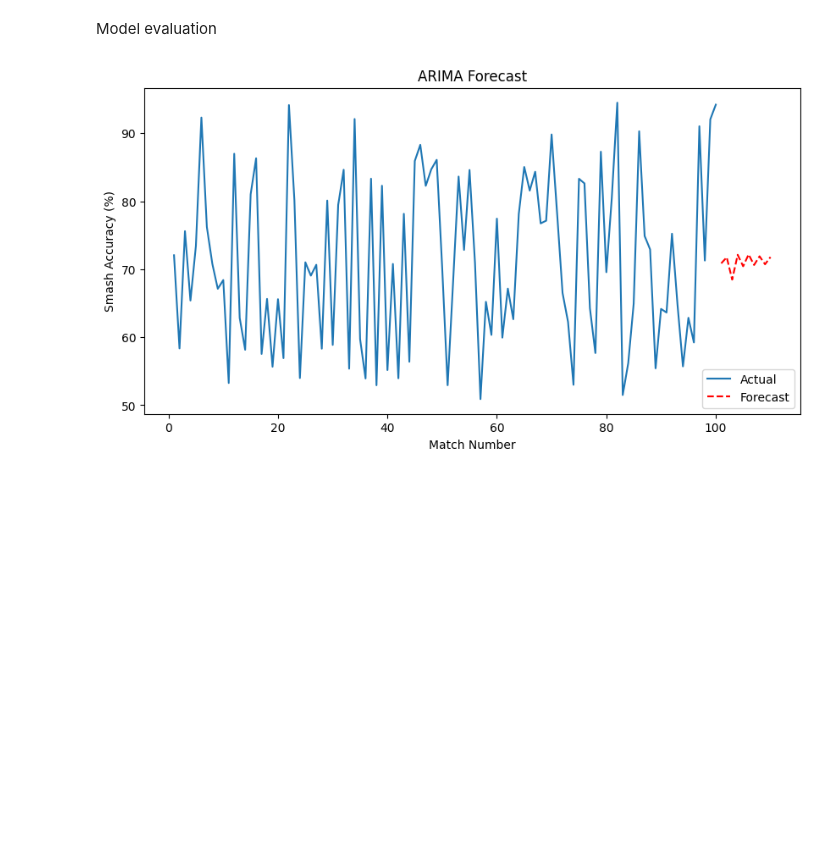
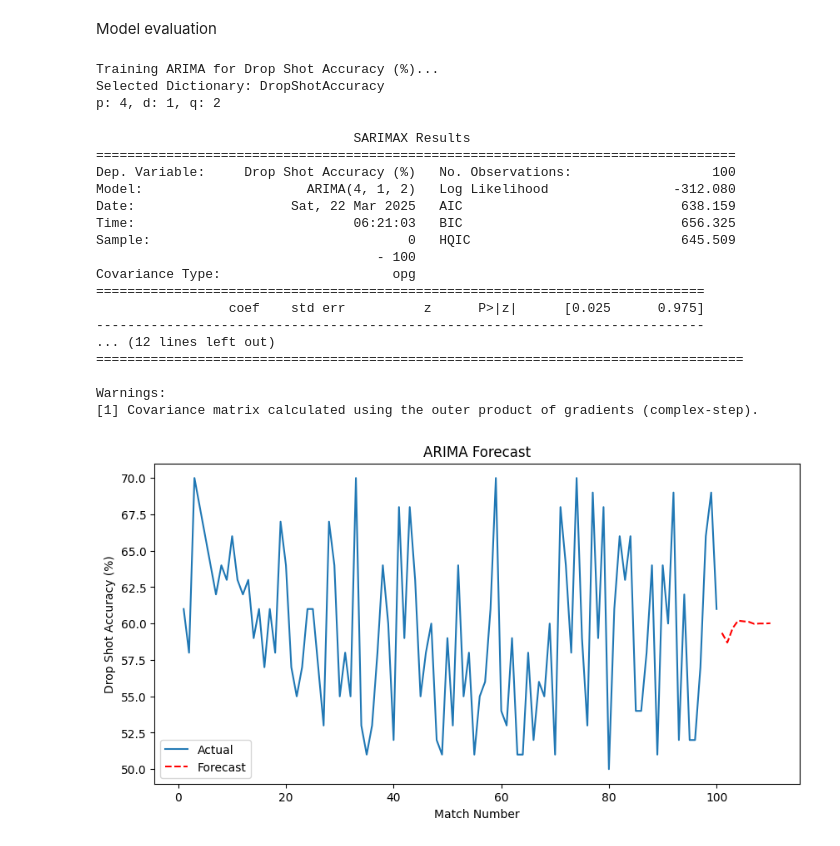
Before and after one commit to Harithaweera/AI-player-Analysis, a Jupyter notebook: Player_Analysis.ipynb, the cells around one changed output. Cells and saved outputs as stored; diff of their text form; code cells hidden in the pictures; blank space fills up the shorter version.

```diff
--- a/Player_Analysis.ipynb
+++ b/Player_Analysis.ipynb
@@ -137,11 +208,11 @@ Data analysis
 # %%
-player1_df.set_index('Match Number', inplace=True)
+player4_df.set_index('Match Number', inplace=True)
 
 # Display first few rows
-print(player1_df.head())
+print(player4_df.head())
 
 # Plot each feature over time
-player1_df.plot(figsize=(10, 6), subplots=True, layout=(3, 2), title="Player Performance Trends")
+player4_df.plot(figsize=(10, 6), subplots=True, layout=(3, 2), title="Player Performance Trends")
 plt.show()
 # %% [output]
               Smash Accuracy (%)  Drop Shot Accuracy (%)  \
@@ -208,6 +279,6 @@ plt.show()
 # %%
 SmashAccuracy = {'p': 4, 'd': 1, 'q': 2}
-DropShotAccuracy = {'p': 11, 'd': 1, 'q': 20}
+DropShotAccuracy = {'p': 4, 'd': 1, 'q': 2}
 DefenseEffectiveness = {'p': 5, 'd': 2, 'q': 7}
 ErrorRate = {'p': 5, 'd': 2, 'q': 7}
 Speedms = {'p': 5, 'd': 2, 'q': 7}
@@ -270,21 +341,64 @@ Warnings:
 # %% [markdown]
 Model evaluation
 # %%
-# Forecast the next 5 matches
+feature = "Drop Shot Accuracy (%)"
+
+print(f"\nTraining ARIMA for {feature}...")
+
+clean_text = re.sub(r"[^a-zA-Z0-9]", "", feature)
+
+if clean_text in metrics:
+  selected_dict = metrics[clean_text]
+  p = selected_dict["p"]
+  d = selected_dict["d"]
+  q = selected_dict["q"]
+  print(f"Selected Dictionary: {clean_text}")
+  print(f"p: {p}, d: {d}, q: {q}")
+else:
+  print(f"No dictionary found for '{clean_text}'.")
+
+
+
+model = ARIMA(player4_df[feature], order=(p, d, q))
+model_fit = model.fit()
+
+# Print summary
+print(model_fit.summary())
+
 forecast_steps = 10
 forecast = model_fit.forecast(steps=forecast_steps)
 
 # Plot actual vs forecasted values
 plt.figure(figsize=(10, 5))
-plt.plot(player1_df.index, player1_df['Smash Accuracy (%)'], label='Actual')
-plt.plot(range(player1_df.index[-1] + 1, player1_df.index[-1] + 1 + forecast_steps), forecast, label='Forecast', linestyle='dashed', color='red')
+plt.plot(player4_df.index, player4_df[feature], label='Actual')
+plt.plot(range(player4_df.index[-1] + 1, player4_df.index[-1] + 1 + forecast_steps), forecast, label='Forecast', linestyle='dashed', color='red')
 plt.xlabel("Match Number")
-plt.ylabel("Smash Accuracy (%)")
+plt.ylabel(feature)
 plt.title("ARIMA Forecast")
 plt.legend()
 plt.show()
 # %% [output]
+Training ARIMA for Drop Shot Accuracy (%)...
+Selected Dictionary: DropShotAccuracy
+p: 4, d: 1, q: 2
+                                 SARIMAX Results
+==================================================================================
+Dep. Variable:     Drop Shot Accuracy (%)   No. Observations:                  100
+Model:                     ARIMA(4, 1, 2)   Log Likelihood                -312.080
+Date:                    Sat, 22 Mar 2025   AIC                            638.159
+Time:                            06:21:03   BIC                            656.325
+Sample:                                 0   HQIC                           645.509
+                                    - 100
+Covariance Type:                      opg
+==============================================================================
+                 coef    std err          z      P>|z|      [0.025      0.975]
+------------------------------------------------------------------------------
+... (12 lines left out)
+===================================================================================
+
+Warnings:
+[1] Covariance matrix calculated using the outer product of gradients (complex-step).
-[figure, old version]
+[figure, new version]
 # %%
 for feature in player4_df.columns:
     print(f"\nTraining ARIMA for {feature}...")
```
Also changed, not shown: parts of 7 cells of this notebook.
